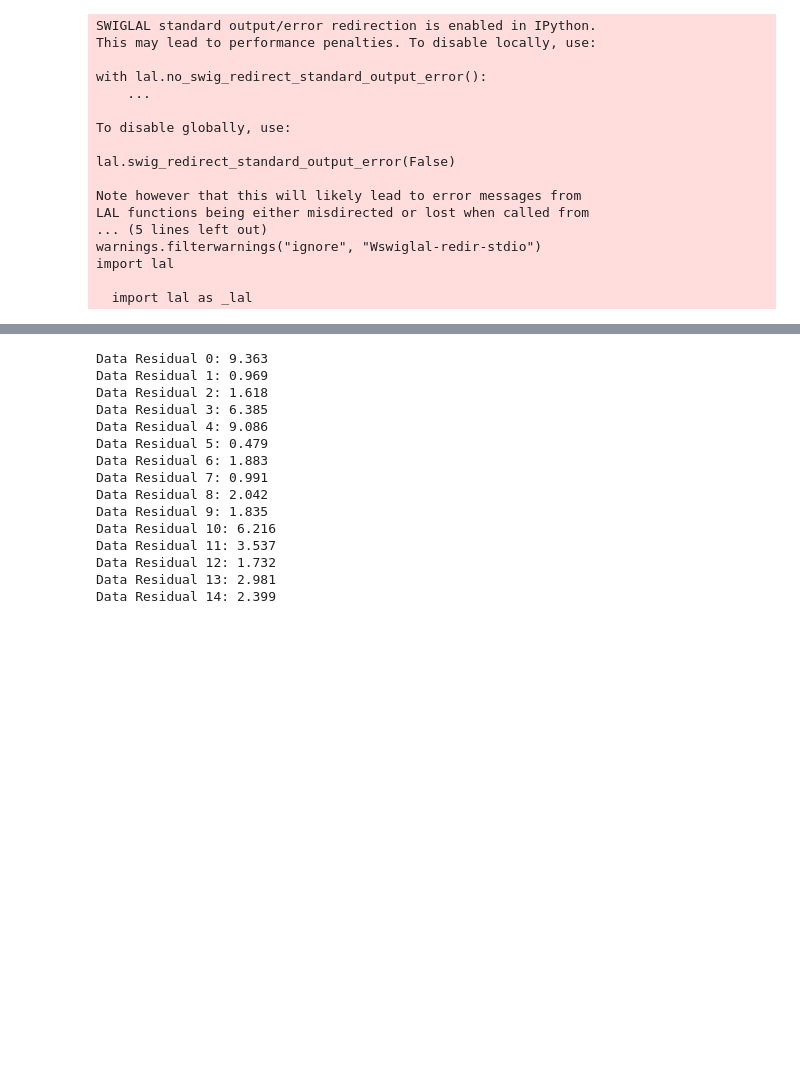
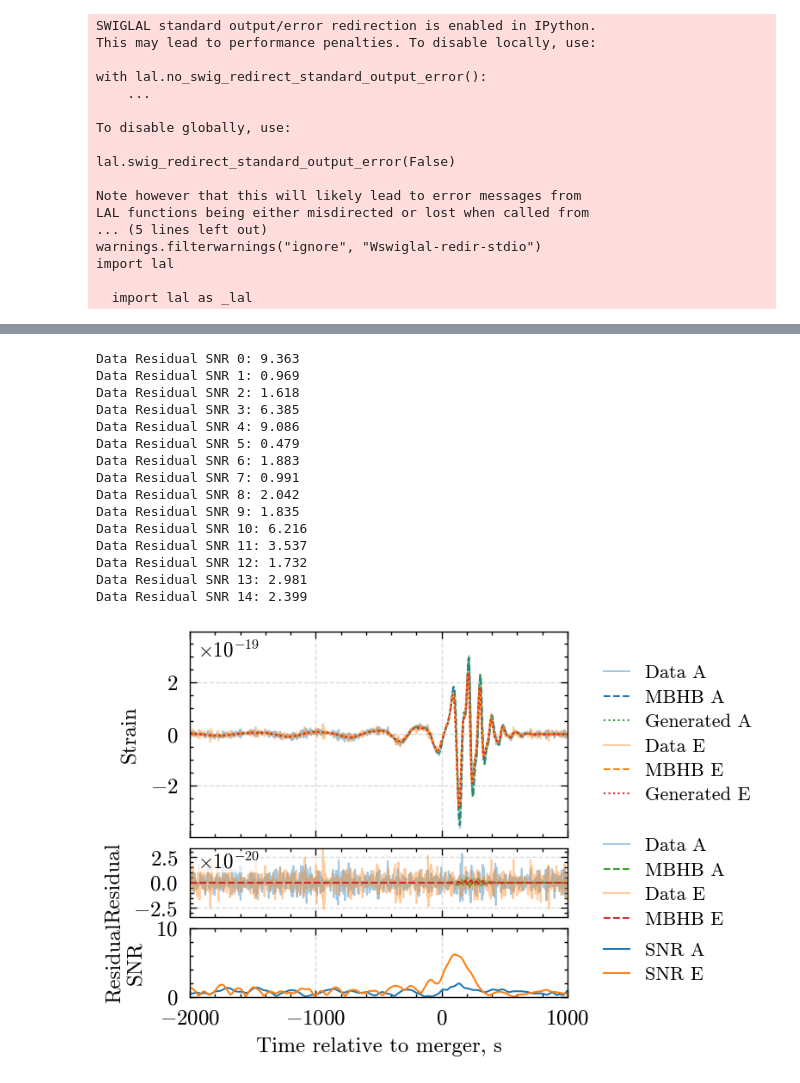
Before and after one commit to icg-gravwaves/lisa_premerger_sangria, a Jupyter notebook: search/zero_latency/signal_removal.ipynb, the cells around one changed output, grey strips where cells are left out. Drawn from its saved outputs; the diff is of its cells as text; code cells hidden in the pictures; blank space fills up the shorter version.

Commit message:
Add plot for residuals after removal

```diff
--- a/search/zero_latency/signal_removal.ipynb
+++ b/search/zero_latency/signal_removal.ipynb
@@ -141,40 +140,60 @@ psds = {
 # %%
 from pycbc.filter import matched_filter
 
-residual_snrs = {}
+plot_bounds = (-2000, 1000)
+plot_duration = np.diff(plot_bounds)[0]
+residual_data_snrs = {}
+residual_mbhb_snrs = {}
 for signal_number, mbhb in enumerate(mbhb_sky):
     times = data['LISA_A'].sample_times - mbhb['CoalescenceTime']
     within_plot = np.logical_and(
         times >= plot_bounds[0],
         times <= plot_bounds[1]
     )
-    snrsq_sum_residual = np.zeros(int(plot_duration * sample_rate))
-    residual_snrs[signal_number] = {}
+    snrsq_data_residual = np.zeros(int(plot_duration * sample_rate))
+    residual_data_snrs[signal_number] = {}
     for channel in data.keys():
-        mf_residual = matched_filter(
+        mf_data_residual = matched_filter(
             data_residual[channel],
             wfs[signal_number][channel],
             psd=psds[channel],
         )
-        residual_snrs[signal_number][channel] = abs(mf_residual._data[within_plot])
-        snrsq_sum_residual += abs(mf_residual._data[within_plot]) ** 2
-    snr_total_residual = np.sqrt(snrsq_sum_residual)
-    print(f'Data Residual {signal_number}: {max(snr_total_residual):.3f}')
+        residual_data_snrs[signal_number][channel] = abs(mf_data_residual._data[within_plot])
+        snrsq_data_residual += abs(mf_data_residual._data[within_plot]) ** 2
+    snr_data_residual = np.sqrt(snrsq_data_residual)
+    print(f'Data Residual SNR {signal_number}: {max(snr_data_residual):.3f}')
 # %% [output]
-Data Residual 0: 9.363
-Data Residual 1: 0.969
-Data Residual 2: 1.618
-Data Residual 3: 6.385
-Data Residual 4: 9.086
-Data Residual 5: 0.479
-Data Residual 6: 1.883
-Data Residual 7: 0.991
-Data Residual 8: 2.042
-Data Residual 9: 1.835
-Data Residual 10: 6.216
-Data Residual 11: 3.537
-Data Residual 12: 1.732
-Data Residual 13: 2.981
-Data Residual 14: 2.399
+Data Residual SNR 0: 9.363
+Data Residual SNR 1: 0.969
+Data Residual SNR 2: 1.618
+Data Residual SNR 3: 6.385
+Data Residual SNR 4: 9.086
+Data Residual SNR 5: 0.479
+Data Residual SNR 6: 1.883
+Data Residual SNR 7: 0.991
+Data Residual SNR 8: 2.042
+Data Residual SNR 9: 1.835
+Data Residual SNR 10: 6.216
+Data Residual SNR 11: 3.537
+Data Residual SNR 12: 1.732
+Data Residual SNR 13: 2.981
+Data Residual SNR 14: 2.399
+# %%
+# importlib.reload(plotting_utils)
+
+fig = plotting_utils.plot_residual_snr(
+    3,
+    mbhb_sky[3],
+    data,
+    mbhb_data,
+    data_residual,
+    mbhb_residual,
+    residual_data_snrs,
+    generated,
+    title=False,
+)
+fig.savefig('../../paper/images/figure_X_removal_residual.pdf')
+# %% [output]
+[figure, added]
 # %%
 for signal_number, mbhb in enumerate(mbhb_sky):
```
Also changed, not shown: parts of 6 cells of this notebook, 2 other files.
